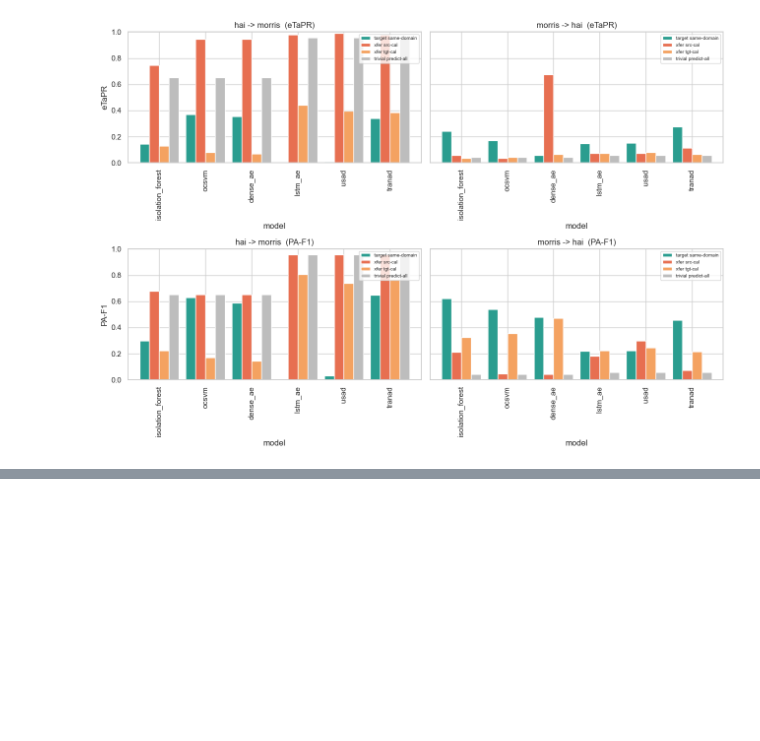
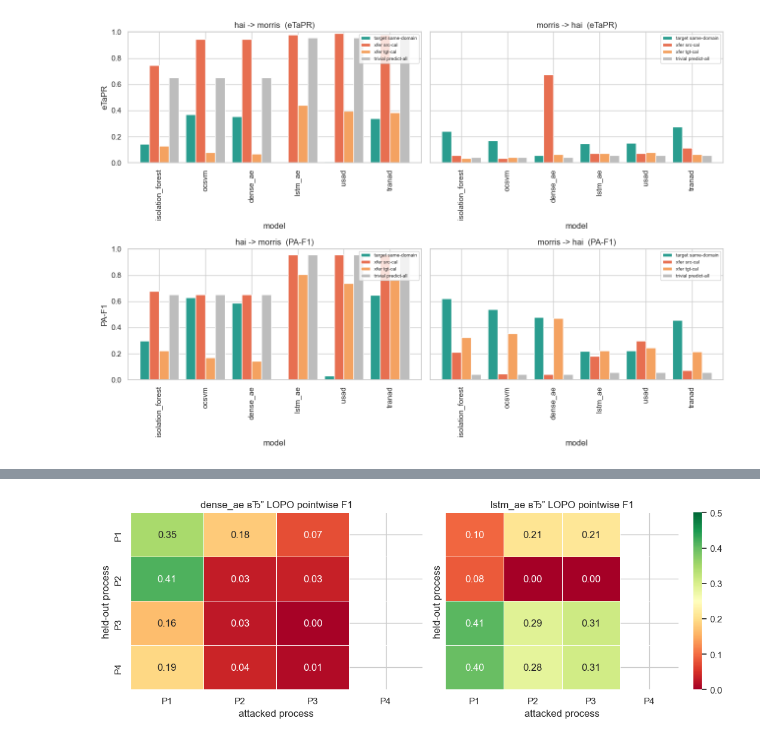
Before and after one commit to mapeke/ics-anomaly-detection, a Jupyter notebook: notebooks/05_cross_dataset.ipynb, the cells around one changed output, grey strips where cells are left out. Saved outputs shown, nothing was run; the diff lists cells and outputs as text; code cells hidden in the pictures; blank space fills up the shorter version.

```diff
--- a/notebooks/05_cross_dataset.ipynb
+++ b/notebooks/05_cross_dataset.ipynb
@@ -40,12 +40,13 @@ df.head()
 # %%
-same = df[df['dataset_train'].isna() | (df['dataset_train'] == df['dataset_test'])].copy()
+lopo = df[df['dataset'] == 'hai__lopo'].copy()
+non_lopo = df[df['dataset'] != 'hai__lopo']
+same = non_lopo[non_lopo['dataset_train'].isna() | (non_lopo['dataset_train'] == non_lopo['dataset_test'])].copy()
 if same['dataset_train'].isna().any():
     same['dataset_train'] = same['dataset_train'].fillna(same['dataset'])
     same['dataset_test'] = same['dataset_test'].fillna(same['dataset'])
-trans = df[df['dataset_train'].notna() & (df['dataset_train'] != df['dataset_test'])].copy()
-# pretty calibration label
+trans = non_lopo[non_lopo['dataset_train'].notna() & (non_lopo['dataset_train'] != non_lopo['dataset_test'])].copy()
 CAL_MAP = {'val_percentile': 'src-cal', 'target_val_percentile': 'tgt-cal'}
 trans['cal'] = trans['threshold_method'].map(CAL_MAP).fillna(trans['threshold_method'])
-print(f'same-dataset rows: {len(same)}  |  transfer rows: {len(trans)}')
+print(f'same-dataset rows: {len(same)}  |  transfer rows: {len(trans)}  |  LOPO rows: {len(lopo)}')
 print('calibration regimes:', sorted(trans['cal'].unique()))
 # %% [output]
@@ -182,0 +197,18 @@ detector), not a cheat.
+# %%
+PROC_COLS = ['f1_attack_P1', 'f1_attack_P2', 'f1_attack_P3', 'f1_attack_P4']
+
+def lopo_heatmap(metric):
+    sub = lopo[lopo['metric'] == metric]
+    out = {}
+    for model in sub['model'].unique():
+        s = sub[sub['model'] == model][['held_out_process'] + PROC_COLS]
+        s = s.set_index('held_out_process').sort_index()
+        s.columns = [c.replace('f1_attack_', '') for c in s.columns]
+        out[model] = s
+    return out
+
+lopo_tables = lopo_heatmap('pointwise')
+for model, tbl in lopo_tables.items():
+    print(f'=== {model}  (per-attack-process pointwise F1) ===')
+    print(tbl.round(3))
+    print()
@@ -182,0 +231,15 @@ detector), not a cheat.
+# %%
+fig, axes = plt.subplots(1, len(lopo_tables), figsize=(5.5 * len(lopo_tables), 4), sharey=True)
+if len(lopo_tables) == 1:
+    axes = [axes]
+for ax, (model, tbl) in zip(axes, lopo_tables.items()):
+    sns.heatmap(tbl, annot=True, fmt='.2f', cmap='RdYlGn', vmin=0, vmax=0.5,
+                cbar=(ax is axes[-1]), ax=ax, linewidths=0.5)
+    ax.set_title(f'{model} вЂ” LOPO pointwise F1')
+    ax.set_xlabel('attacked process')
+    ax.set_ylabel('held-out process')
+plt.tight_layout()
+save_figure(fig, 'lopo_heatmap', subdir='05_cross_dataset')
+plt.show()
+# %% [output]
+[figure, added]
```
Also changed, not shown: parts of 8 cells of this notebook, 13 other files.
